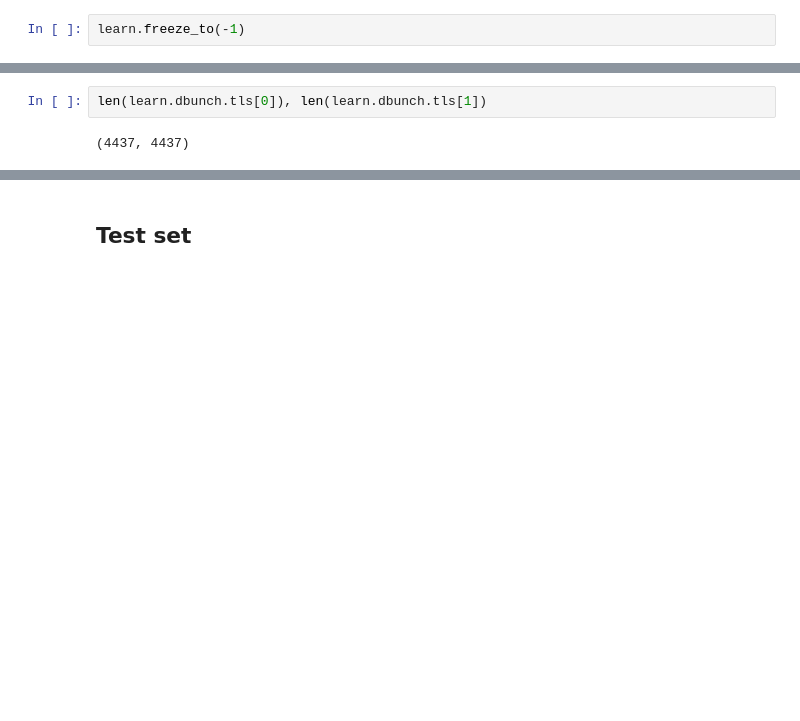
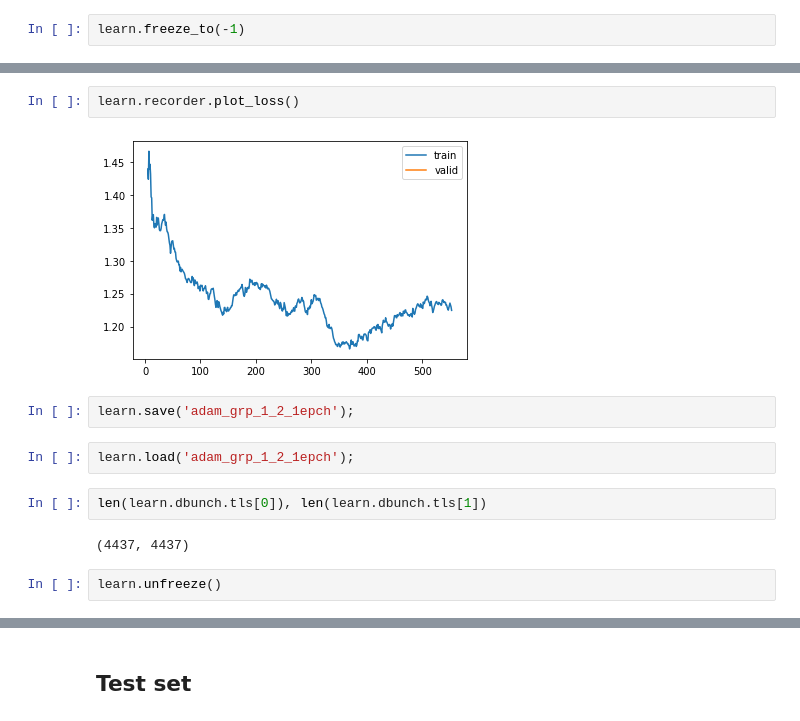
Before and after one commit to qAp/kgl_clouds, a Jupyter notebook: multicloudtype-gcp.ipynb, the cells around one changed output, grey strips where cells are left out. Saved outputs shown, nothing was run; the diff lists cells and outputs as text; blank space fills up the shorter version.

```diff
--- a/multicloudtype-gcp.ipynb
+++ b/multicloudtype-gcp.ipynb
@@ -488,4 +522,14 @@ learn.opt.hypers
+# %%
+learn.recorder.plot_loss()
+# %% [output]
+[figure, added]
+# %%
+learn.save('adam_grp_1_2_1epch');
+# %%
+learn.load('adam_grp_1_2_1epch');
 # %%
 len(learn.dbunch.tls[0]), len(learn.dbunch.tls[1])
 # %% [output]
 (4437, 4437)
+# %%
+learn.unfreeze()
```
Also changed, not shown: parts of 46 cells of this notebook.
